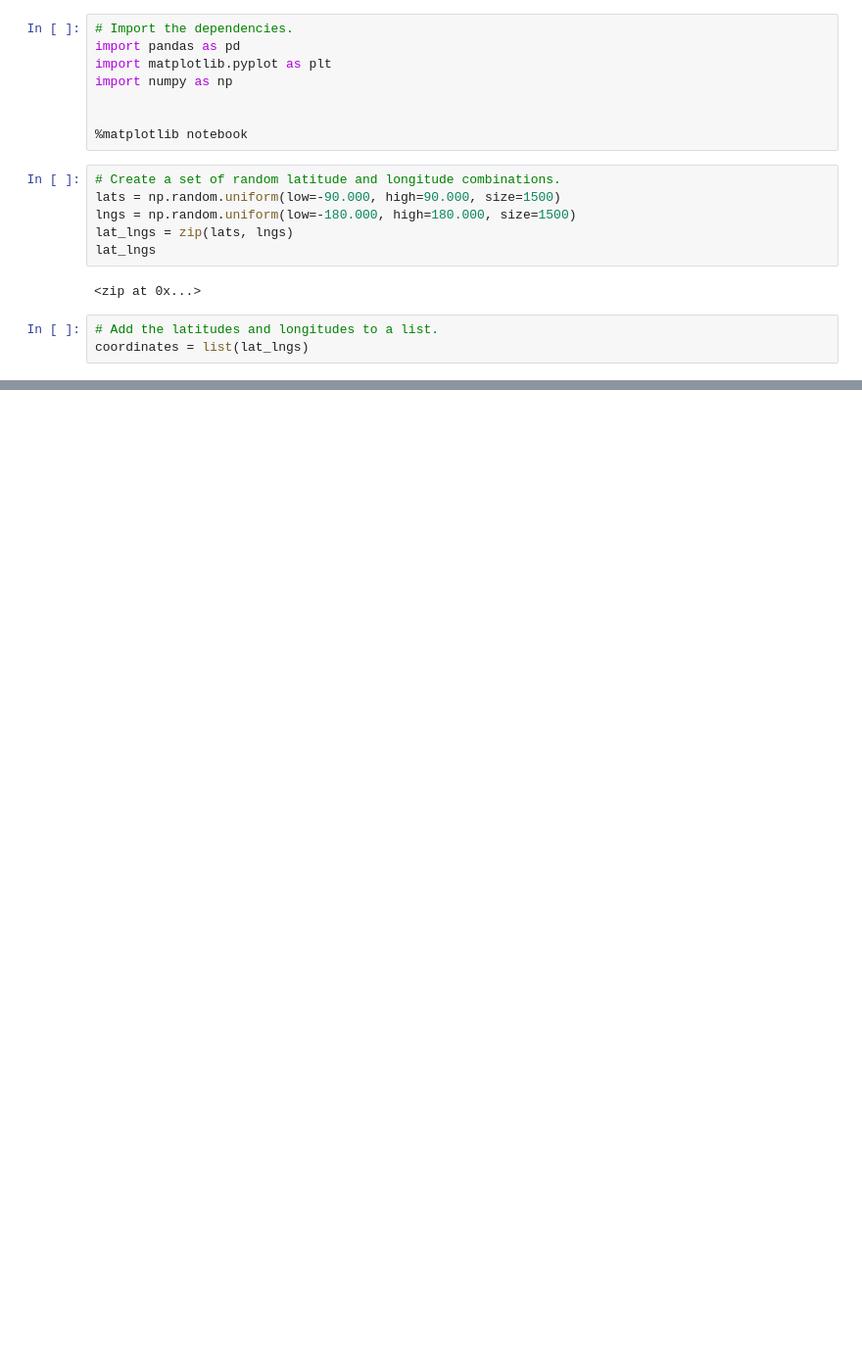
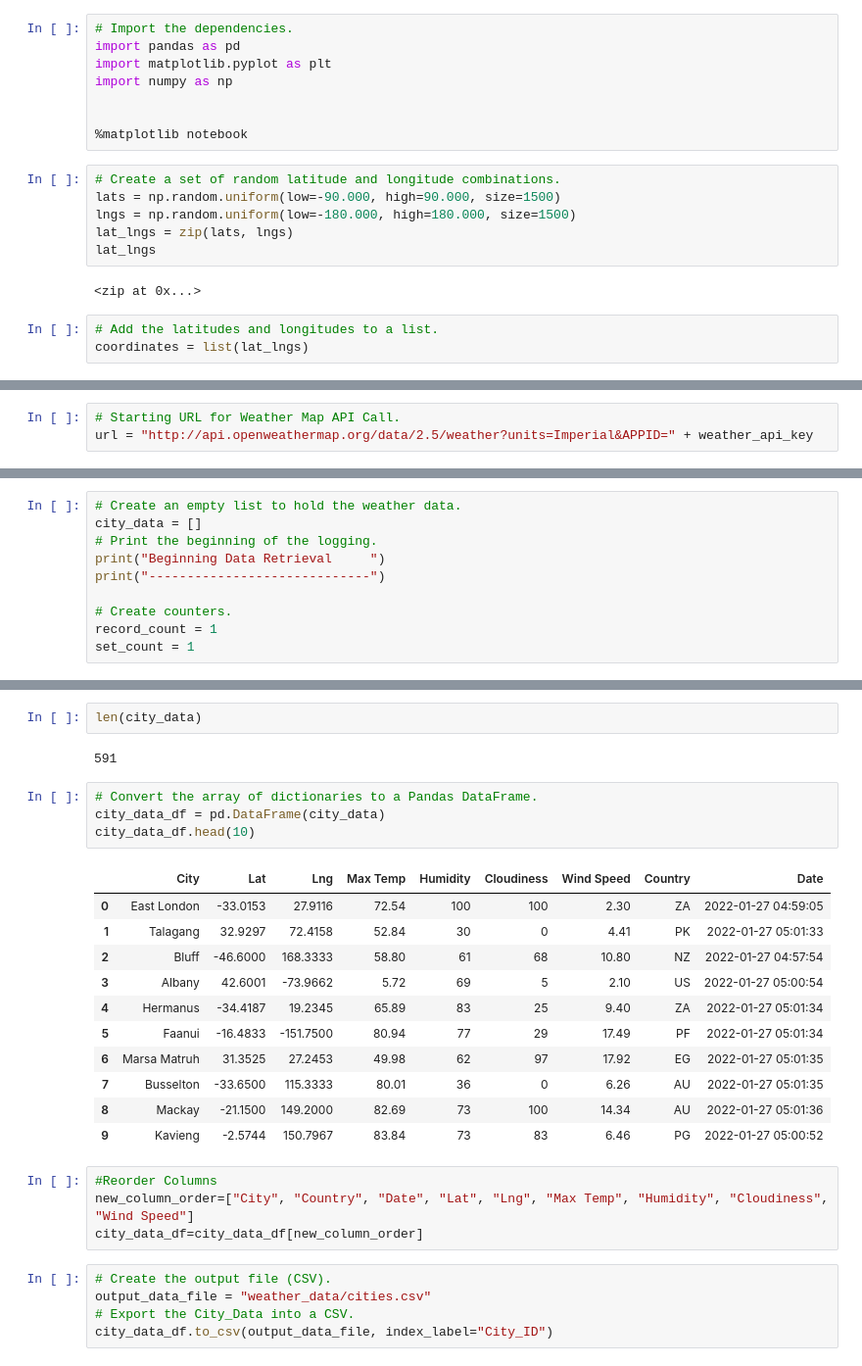
Before and after one commit to goatgirl86/6_API_World_Weather_Analysis, a Jupyter notebook: WeatherPy.ipynb, the cells around one changed output, grey strips where cells are left out. Shown: that part at 98% size. Saved outputs shown, nothing was run; the diff lists cells and outputs as text; blank space fills up the shorter version.

Commit message:
mades changes to got ignore and Weather_Py

```diff
--- a/WeatherPy.ipynb
+++ b/WeatherPy.ipynb
@@ -36,0 +48,3 @@ len(cities)
+# %%
+# Starting URL for Weather Map API Call.
+url = "http://api.openweathermap.org/data/2.5/weather?units=Imperial&APPID=" + weather_api_key
@@ -36,0 +55,10 @@ len(cities)
+# %%
+# Create an empty list to hold the weather data.
+city_data = []
+# Print the beginning of the logging.
+print("Beginning Data Retrieval     ")
+print("-----------------------------")
+
+# Create counters.
+record_count = 1
+set_count = 1
@@ -36,0 +138,29 @@ len(cities)
+# %%
+len(city_data)
+# %% [output]
+591
+# %%
+# Convert the array of dictionaries to a Pandas DataFrame.
+city_data_df = pd.DataFrame(city_data)
+city_data_df.head(10)
+# %% [output]
+|  | City | Lat | Lng | Max Temp | Humidity | Cloudiness | Wind Speed | Country | Date |
+| 0 | East London | -33.0153 | 27.9116 | 72.54 | 100 | 100 | 2.30 | ZA | 2022-01-27 04:59:05 |
+| 1 | Talagang | 32.9297 | 72.4158 | 52.84 | 30 | 0 | 4.41 | PK | 2022-01-27 05:01:33 |
+| 2 | Bluff | -46.6000 | 168.3333 | 58.80 | 61 | 68 | 10.80 | NZ | 2022-01-27 04:57:54 |
+| 3 | Albany | 42.6001 | -73.9662 | 5.72 | 69 | 5 | 2.10 | US | 2022-01-27 05:00:54 |
+| 4 | Hermanus | -34.4187 | 19.2345 | 65.89 | 83 | 25 | 9.40 | ZA | 2022-01-27 05:01:34 |
+| 5 | Faanui | -16.4833 | -151.7500 | 80.94 | 77 | 29 | 17.49 | PF | 2022-01-27 05:01:34 |
+| 6 | Marsa Matruh | 31.3525 | 27.2453 | 49.98 | 62 | 97 | 17.92 | EG | 2022-01-27 05:01:35 |
+| 7 | Busselton | -33.6500 | 115.3333 | 80.01 | 36 | 0 | 6.26 | AU | 2022-01-27 05:01:35 |
+| 8 | Mackay | -21.1500 | 149.2000 | 82.69 | 73 | 100 | 14.34 | AU | 2022-01-27 05:01:36 |
+| 9 | Kavieng | -2.5744 | 150.7967 | 83.84 | 73 | 83 | 6.46 | PG | 2022-01-27 05:00:52 |
+# %%
+#Reorder Columns
+new_column_order=["City", "Country", "Date", "Lat", "Lng", "Max Temp", "Humidity", "Cloudiness", "Wind Speed"]
+city_data_df=city_data_df[new_column_order]
+# %%
+# Create the output file (CSV).
+output_data_file = "weather_data/cities.csv"
+# Export the City_Data into a CSV.
+city_data_df.to_csv(output_data_file, index_label="City_ID")
```
Also changed, not shown: parts of 9 cells of this notebook, 1 other file.
